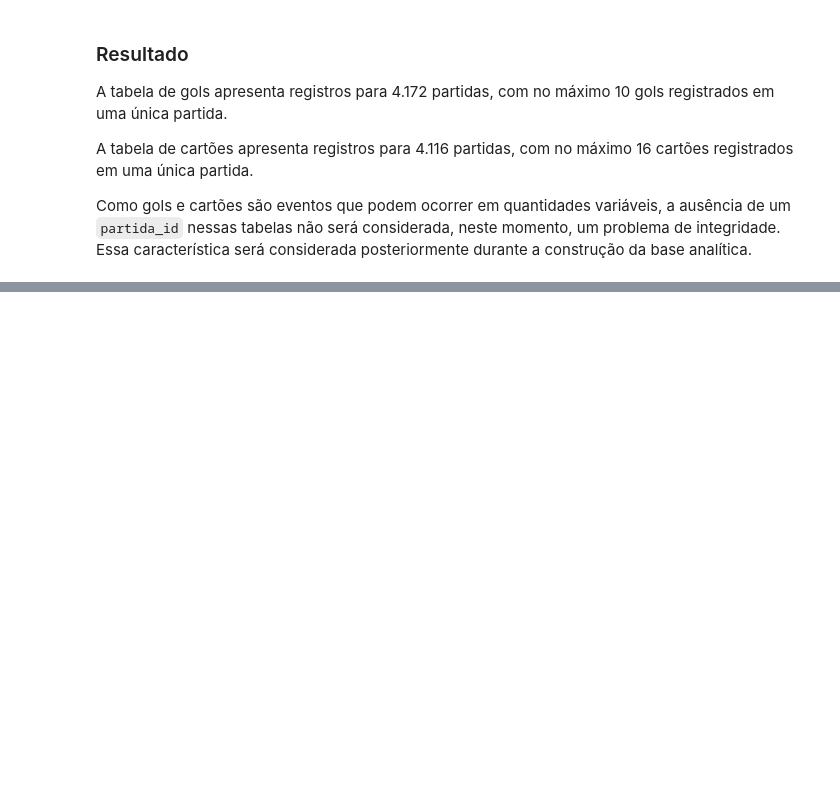
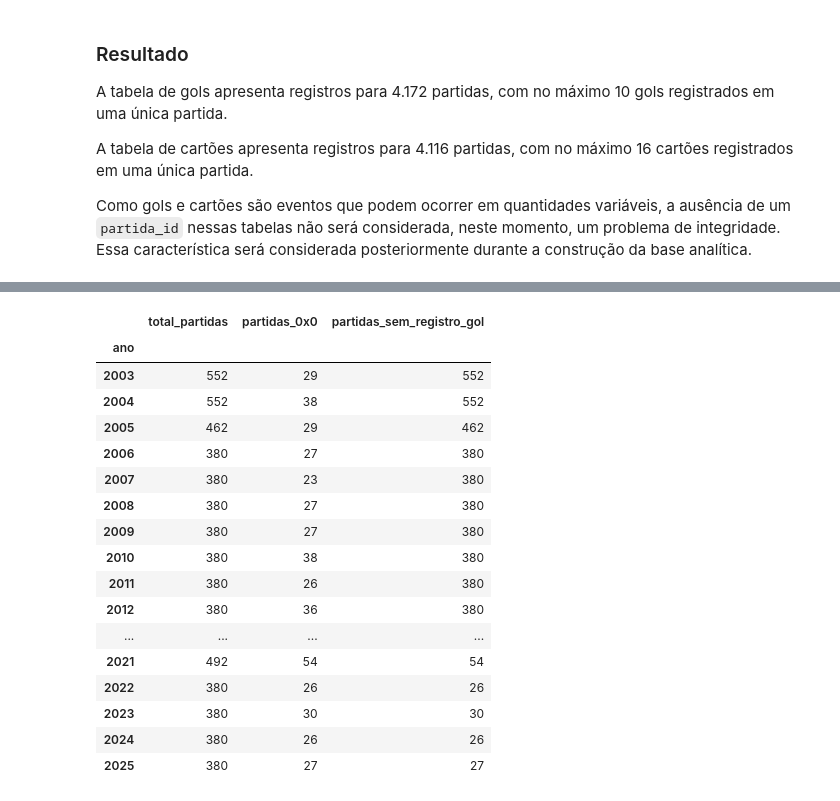
Before and after one commit to FelipePinheiro964/Projeto-Em-Business-Intelligence-e-Analytics, a Jupyter notebook: notebooks/01_analise_dataset.ipynb, the cells around one changed output, grey strips where cells are left out. Cells and saved outputs as stored; diff of their text form; code cells hidden in the pictures; blank space fills up the shorter version.

Commit message:
docs: valida registros de gols com placares

```diff
--- a/notebooks/01_analise_dataset.ipynb
+++ b/notebooks/01_analise_dataset.ipynb
@@ -484,0 +555,36 @@ Como gols e cartões são eventos que podem ocorrer em quantidades variáveis, a
+# %%
+partidas["sem_gols"] = (
+    (partidas["mandante_Placar"] == 0) &
+    (partidas["visitante_Placar"] == 0)
+)
+
+gols_por_partida = gols.groupby("partida_id").size()
+
+partidas["tem_registro_gol"] = partidas["ID"].isin(gols_por_partida.index)
+
+comparacao_gols = partidas.groupby("ano").agg(
+    total_partidas=("ID", "count"),
+    partidas_0x0=("sem_gols", "sum"),
+    partidas_sem_registro_gol=("tem_registro_gol", lambda x: (~x).sum())
+)
+
+comparacao_gols
+# %% [output]
+|  | total_partidas | partidas_0x0 | partidas_sem_registro_gol |
+| ano |  |  |  |
+| 2003 | 552 | 29 | 552 |
+| 2004 | 552 | 38 | 552 |
+| 2005 | 462 | 29 | 462 |
+| 2006 | 380 | 27 | 380 |
+| 2007 | 380 | 23 | 380 |
+| 2008 | 380 | 27 | 380 |
+| 2009 | 380 | 27 | 380 |
+| 2010 | 380 | 38 | 380 |
+| 2011 | 380 | 26 | 380 |
+| 2012 | 380 | 36 | 380 |
+| ... | ... | ... | ... |
+| 2021 | 492 | 54 | 54 |
+| 2022 | 380 | 26 | 26 |
+| 2023 | 380 | 30 | 30 |
+| 2024 | 380 | 26 | 26 |
+| 2025 | 380 | 27 | 27 |
```
Also changed, not shown: parts of 6 cells of this notebook.
